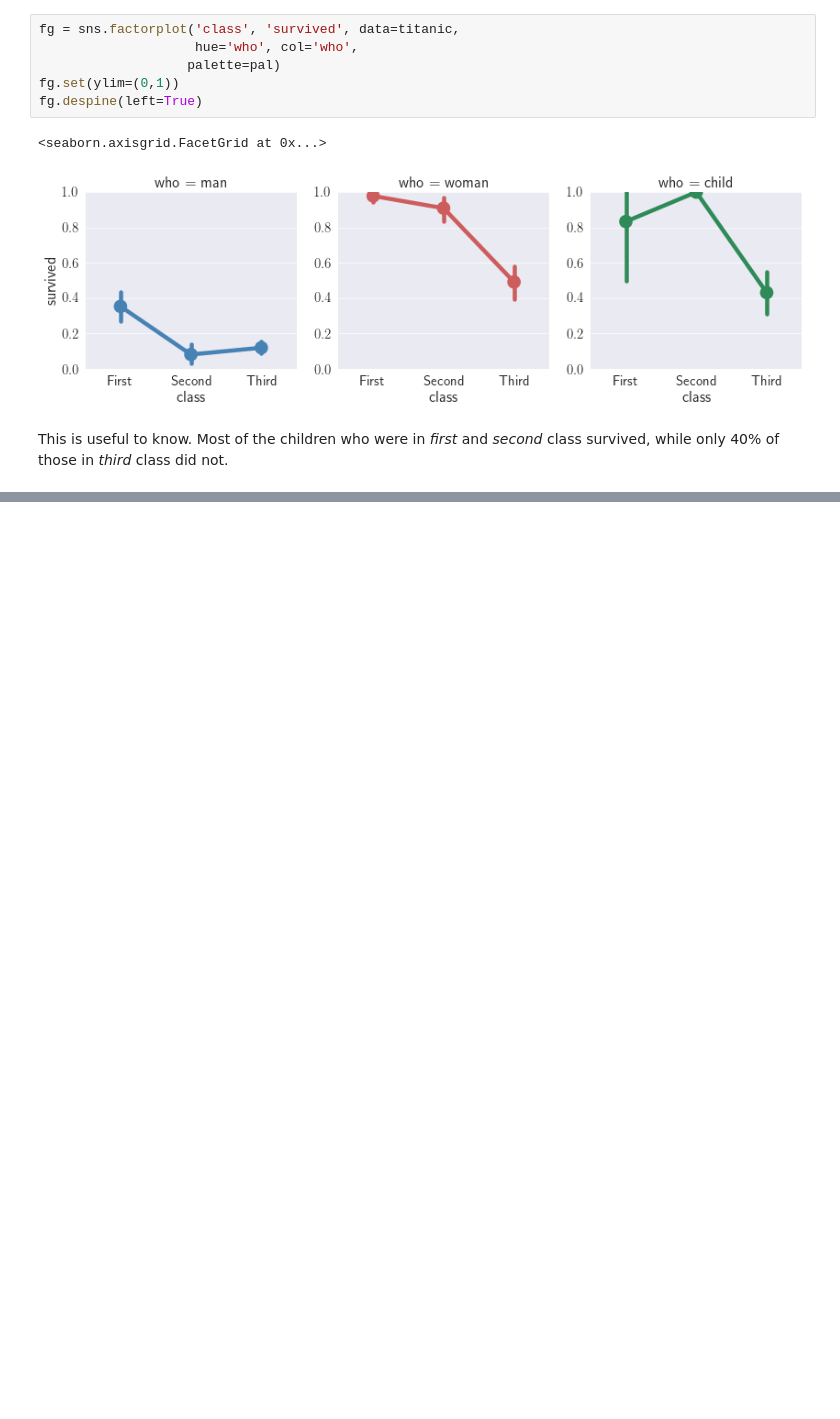
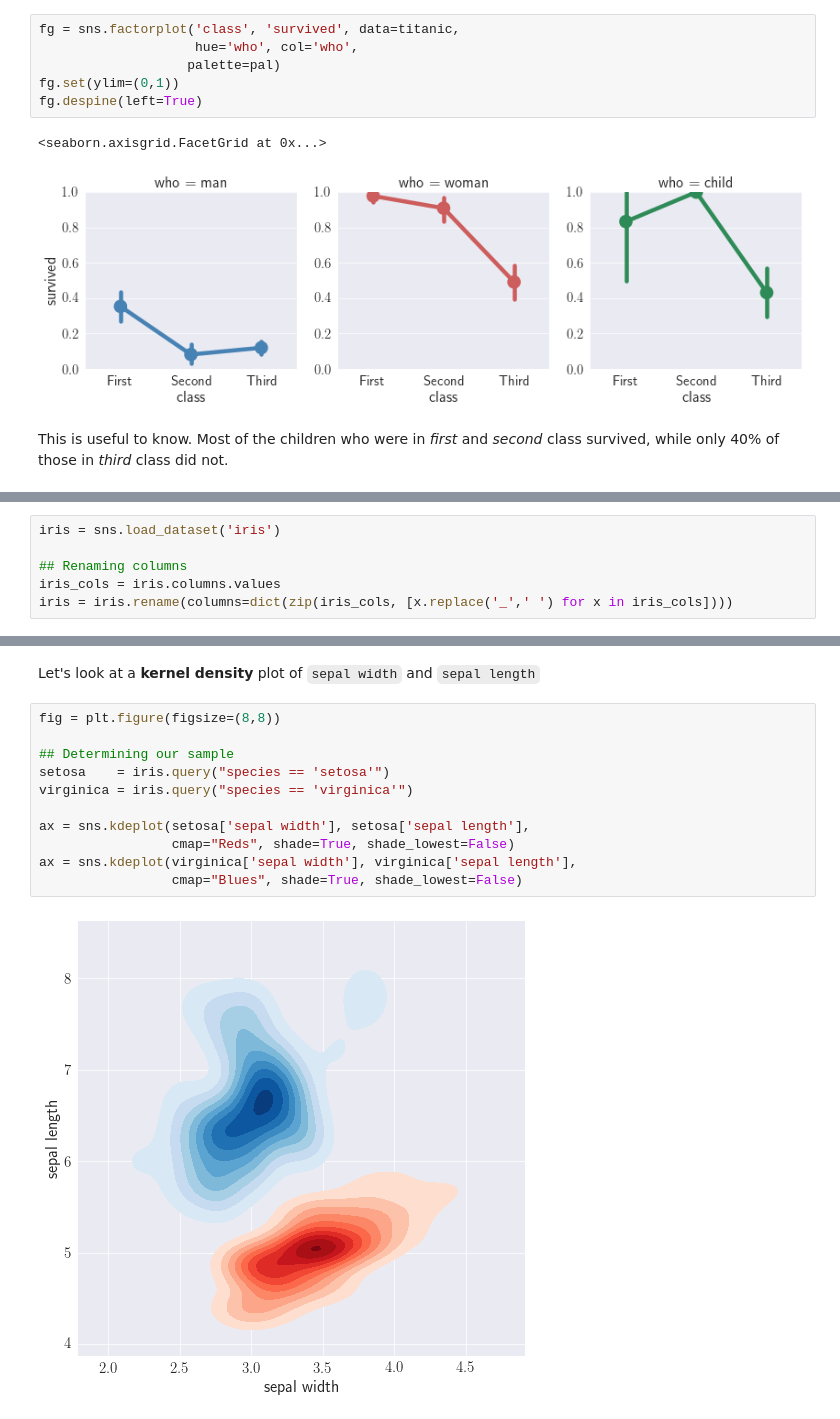
Before and after one commit to ajitDS/vidl_data_viz, a Jupyter notebook: iPython_Notebooks/2017_11/1.0-VC-Visualization_using-Seaborn_and_Matplotlib.ipynb, the cells around one changed output, grey strips where cells are left out. Cells and saved outputs as stored; diff of their text form; blank space fills up the shorter version.

```diff
--- a/iPython_Notebooks/2017_11/1.0-VC-Visualization_using-Seaborn_and_Matplotlib.ipynb
+++ b/iPython_Notebooks/2017_11/1.0-VC-Visualization_using-Seaborn_and_Matplotlib.ipynb
@@ -257,0 +270,6 @@ sns.lmplot('parch', 'survived', titanic, x_estimator=np.mean, logistic=True)
+# %%
+iris = sns.load_dataset('iris')
+
+## Renaming columns
+iris_cols = iris.columns.values
+iris = iris.rename(columns=dict(zip(iris_cols, [x.replace('_',' ') for x in iris_cols])))
@@ -257,0 +285,15 @@ sns.lmplot('parch', 'survived', titanic, x_estimator=np.mean, logistic=True)
+# %% [markdown]
+Let's look at a __kernel density__ plot of `sepal width` and `sepal length`
+# %%
+fig = plt.figure(figsize=(8,8))
+
+## Determining our sample
+setosa    = iris.query("species == 'setosa'")
+virginica = iris.query("species == 'virginica'")
+
+ax = sns.kdeplot(setosa['sepal width'], setosa['sepal length'],
+                 cmap="Reds", shade=True, shade_lowest=False)
+ax = sns.kdeplot(virginica['sepal width'], virginica['sepal length'],
+                 cmap="Blues", shade=True, shade_lowest=False)
+# %% [output]
+[figure, added]
```
Also changed, not shown: parts of 11 cells of this notebook.
